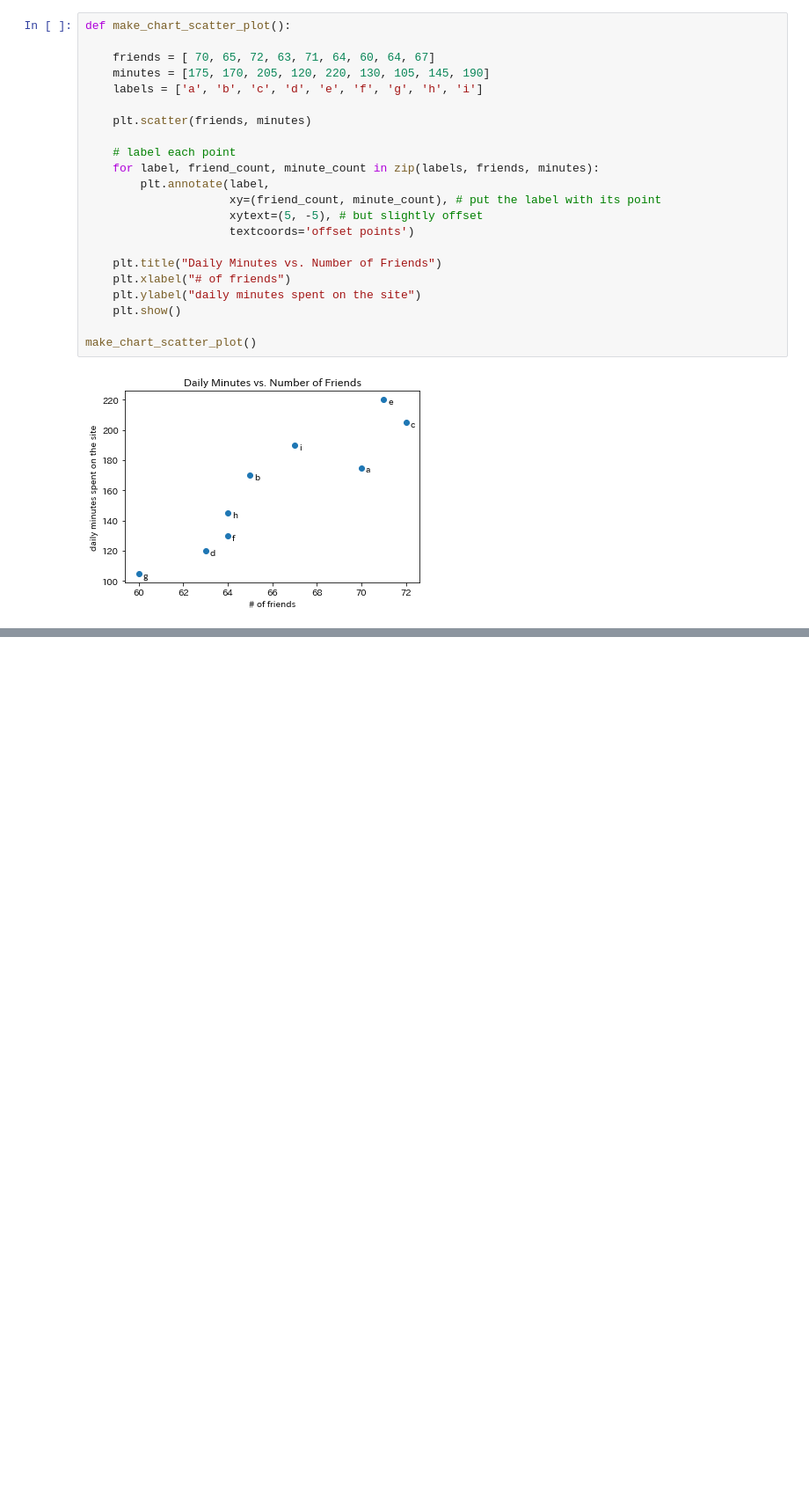
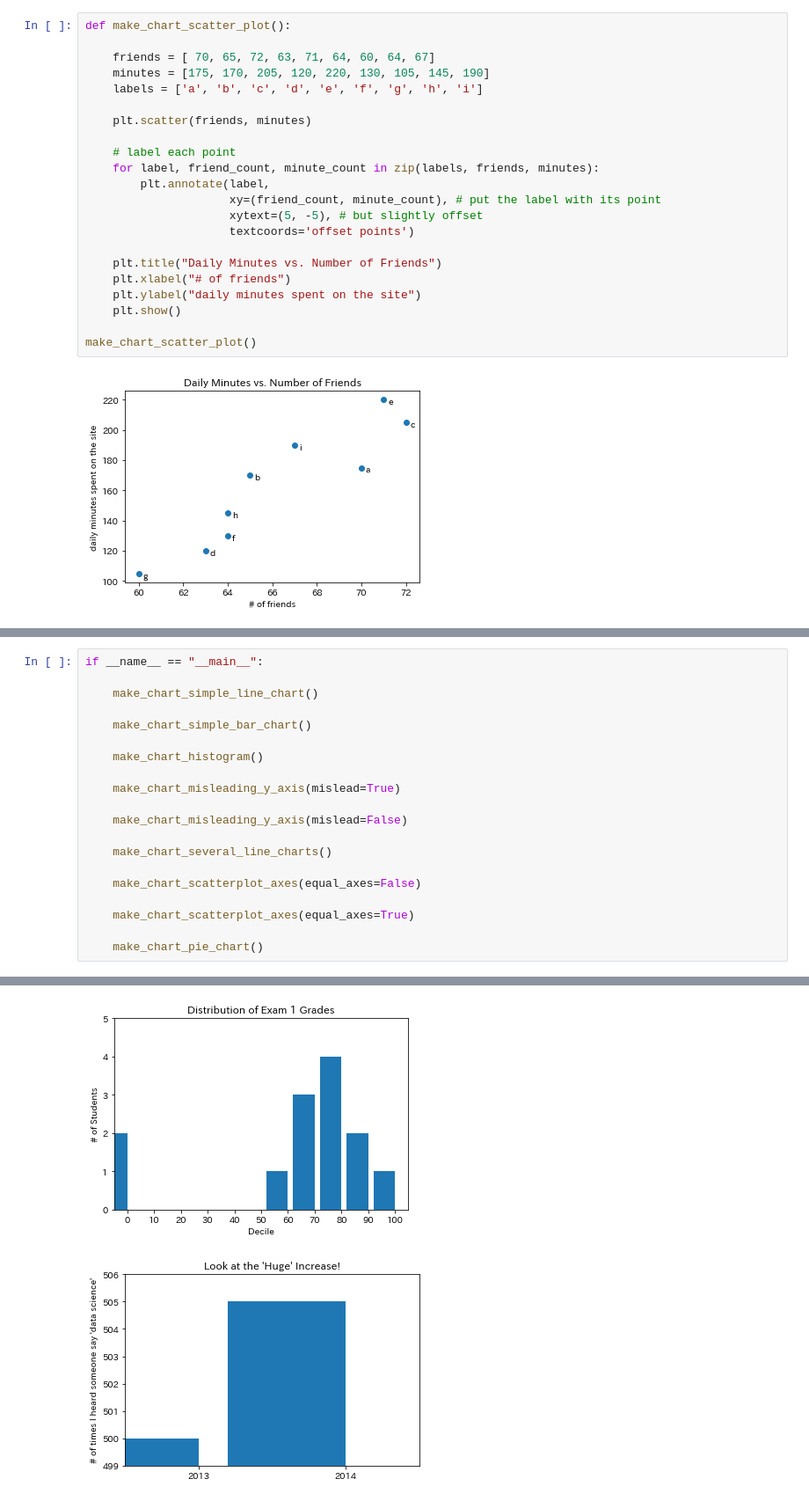
Before and after one commit to deepkick/data-science-from-scratch, a Jupyter notebook: first-edition/code-python3/Chapter_03_データの可視化.ipynb, the cells around one changed output, grey strips where cells are left out. Shown: that part at 88% size. Drawn from its saved outputs; the diff is of its cells as text; blank space fills up the shorter version.

```diff
--- a/first-edition/code-python3/Chapter_03_データの可視化.ipynb
+++ b/first-edition/code-python3/Chapter_03_データの可視化.ipynb
@@ -197,0 +179,21 @@ if __name__ == "__main__":
+# %%
+if __name__ == "__main__":
+
+    make_chart_simple_line_chart()
+
+    make_chart_simple_bar_chart()
+
+    make_chart_histogram()
+
+    make_chart_misleading_y_axis(mislead=True)
+
+    make_chart_misleading_y_axis(mislead=False)
+
+    make_chart_several_line_charts()
+
+    make_chart_scatterplot_axes(equal_axes=False)
+
+    make_chart_scatterplot_axes(equal_axes=True)
+
+    make_chart_pie_chart()
+# %% [output]
@@ -197,0 +202,2 @@ if __name__ == "__main__":
+[figure, added]
+[figure, added]
```
Also changed, not shown: parts of 4 cells of this notebook, 1 other file.
